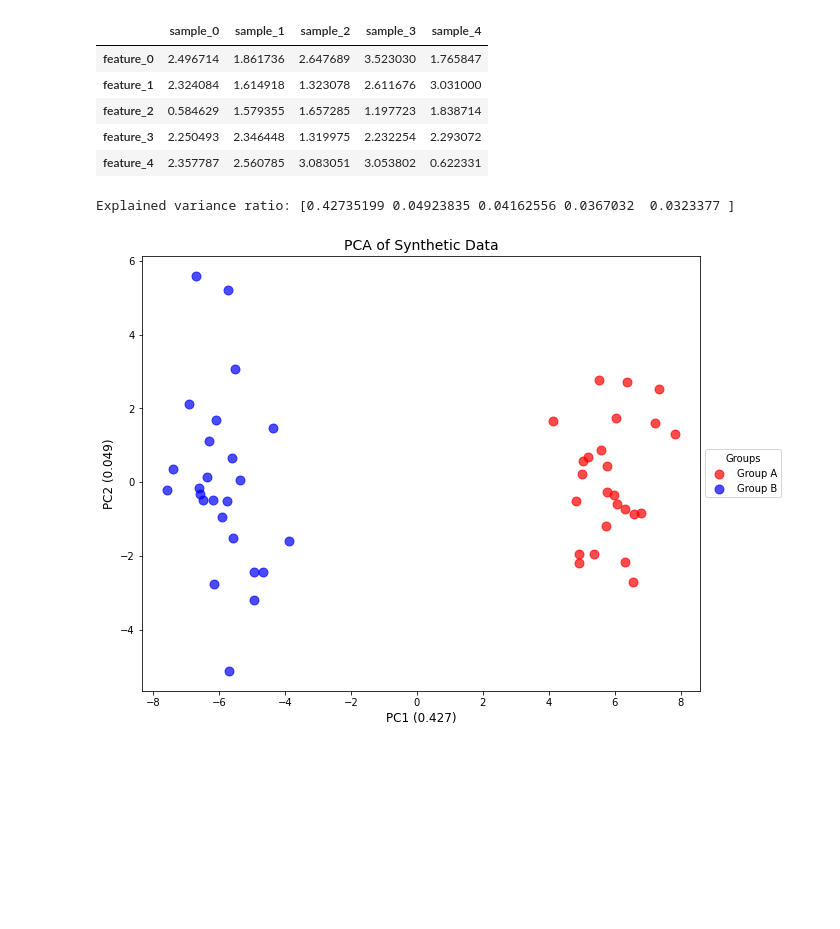
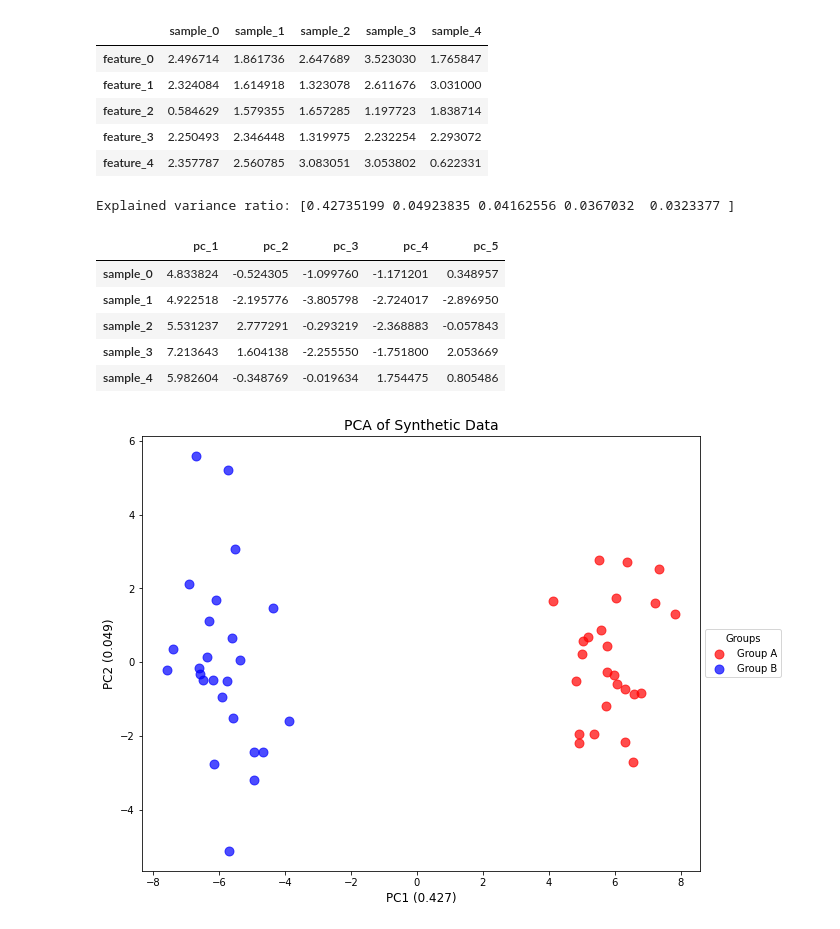
Before and after one commit to mtinti/ProjectUtility, a Jupyter notebook: nbs/01_dim_red_utility.ipynb, the cells around one changed output. Saved outputs shown, nothing was run; the diff lists cells and outputs as text; code cells hidden in the pictures; blank space fills up the shorter version.

Commit message:
return dataframe x plots

```diff
--- a/nbs/01_dim_red_utility.ipynb
+++ b/nbs/01_dim_red_utility.ipynb
@@ -718,21 +728,28 @@ df.iloc[:5, :5]
 # %%
 # Create a plotter instance
 plotter = DimensionalityReductionPlotter(
     in_df=df,
     top=50,  # Use top 50 features
     color_dictionary=color_dict
 )
 
 # Fit PCA and plot samples
 plotter.fit(method='pca', n_components=5)
-fig, ax = plotter.plot_samples(
+fig, ax, tmp_df = plotter.plot_samples(
     palette=sample_groups,
     point_size=80,
     do_adjust_text=False,
     title="PCA of Synthetic Data"
 )
+tmp_df.iloc[:5, :5]
 # %% [output]
 Explained variance ratio: [0.42735199 0.04923835 0.04162556 0.0367032  0.0323377 ]
+|  | pc_1 | pc_2 | pc_3 | pc_4 | pc_5 |
+| sample_0 | 4.833824 | -0.524305 | -1.099760 | -1.171201 | 0.348957 |
+| sample_1 | 4.922518 | -2.195776 | -3.805798 | -2.724017 | -2.896950 |
+| sample_2 | 5.531237 | 2.777291 | -0.293219 | -2.368883 | -0.057843 |
+| sample_3 | 7.213643 | 1.604138 | -2.255550 | -1.751800 | 2.053669 |
+| sample_4 | 5.982604 | -0.348769 | -0.019634 | 1.754475 | 0.805486 |
 [figure]
 # %%
 # Plot the feature loadings as arrows
```
Also changed, not shown: parts of 9 cells of this notebook, 4 other files.
